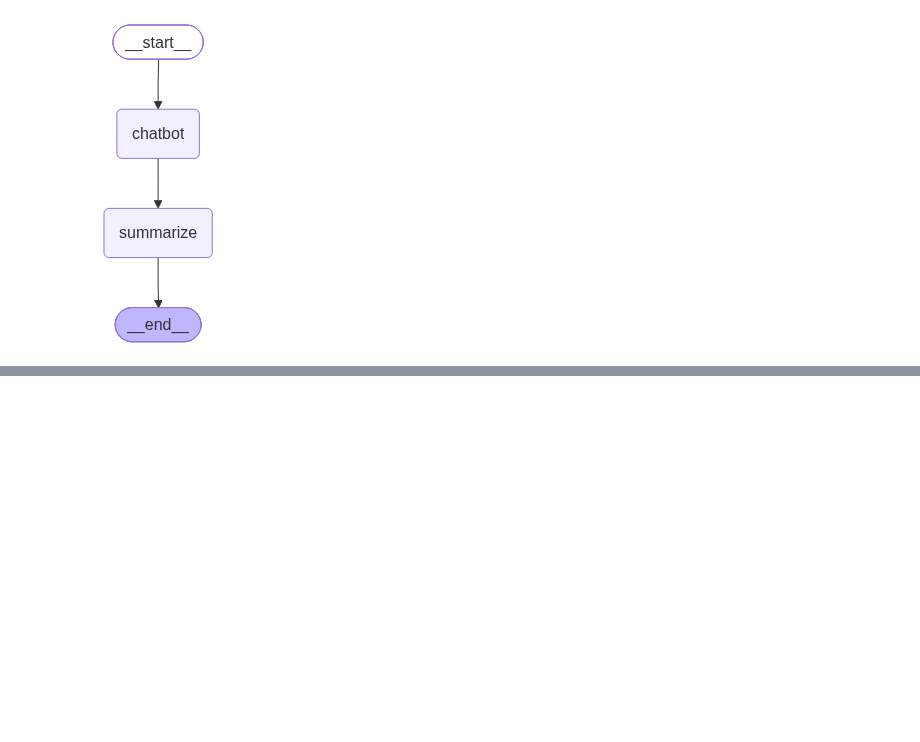
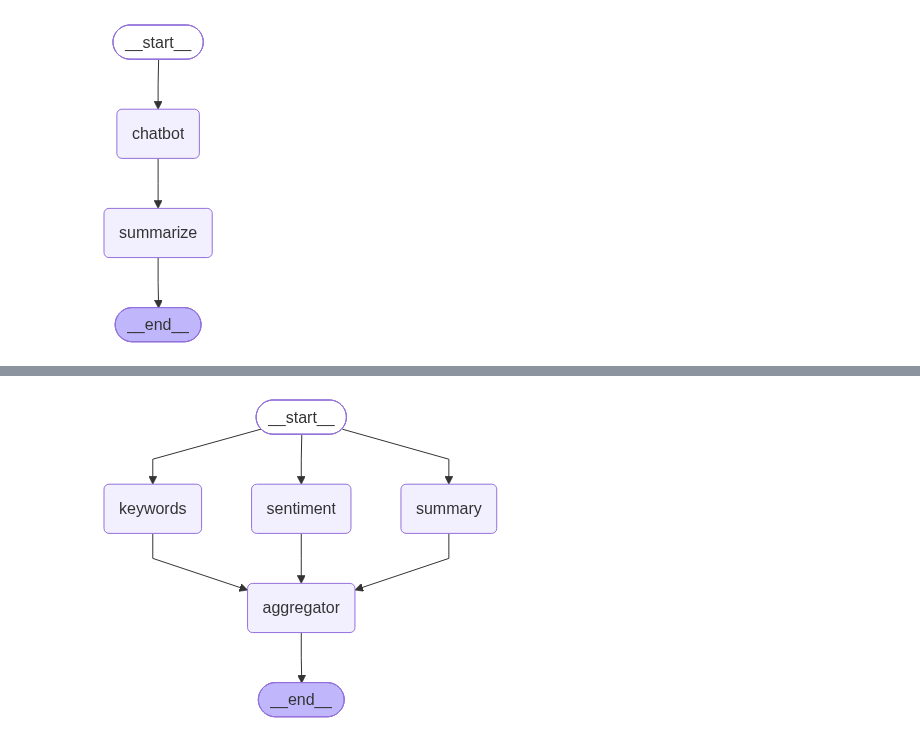
Before and after one commit to Harsh5225/AI_ENGINEER, a Jupyter notebook: LangGraphLearn/code.ipynb, the cells around one changed output, grey strips where cells are left out. Drawn from its saved outputs; the diff is of its cells as text; code cells hidden in the pictures; blank space fills up the shorter version.

Commit message:
feat(langgraph): implement parallel workflow with fan-out, fan-in, and reducers

```diff
--- a/LangGraphLearn/code.ipynb
+++ b/LangGraphLearn/code.ipynb
@@ -78,0 +97,6 @@ Image(graph_compile.get_graph().draw_mermaid_png())
+# %%
+# 1. STATE SCHEMA
+class ReviewState(TypedDict):
+    review_text: str
+    findings: Annotated[list, operator.add]   # <-- reducer, merges parallel writes
+    final_report: str
@@ -78,0 +136,22 @@ Image(graph_compile.get_graph().draw_mermaid_png())
+# %%
+# 4. BUILD THE GRAPH
+graph = StateGraph(ReviewState)
+
+graph.add_node("sentiment", analyze_sentiment)
+graph.add_node("keywords", extract_keywords)
+graph.add_node("summary", summarize)
+graph.add_node("aggregator", build_report)
+
+# Fan-out: START branches into all three at once
+graph.add_edge(START, "sentiment")
+graph.add_edge(START, "keywords")
+graph.add_edge(START, "summary")
+
+# Fan-in: all three converge on aggregator
+graph.add_edge("sentiment", "aggregator")
+graph.add_edge("keywords", "aggregator")
+graph.add_edge("summary", "aggregator")
+
+graph.add_edge("aggregator", END)
+
+app = graph.compile()
@@ -78,0 +190,4 @@ Image(graph_compile.get_graph().draw_mermaid_png())
+# %%
+app
+# %% [output]
+[figure, added]
```
Also changed, not shown: parts of 6 cells of this notebook.
